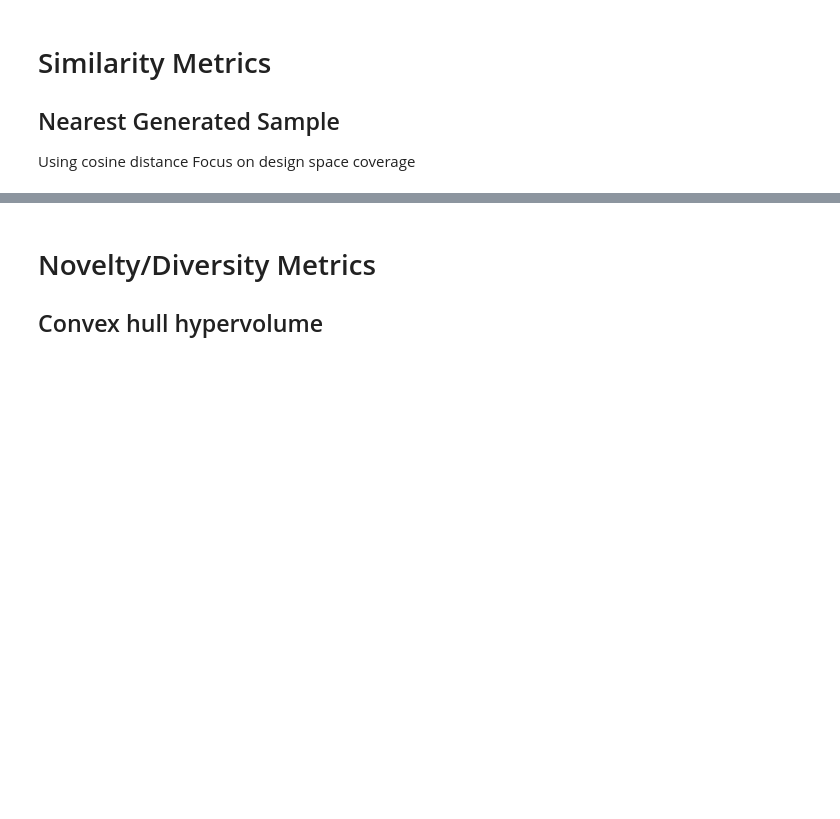
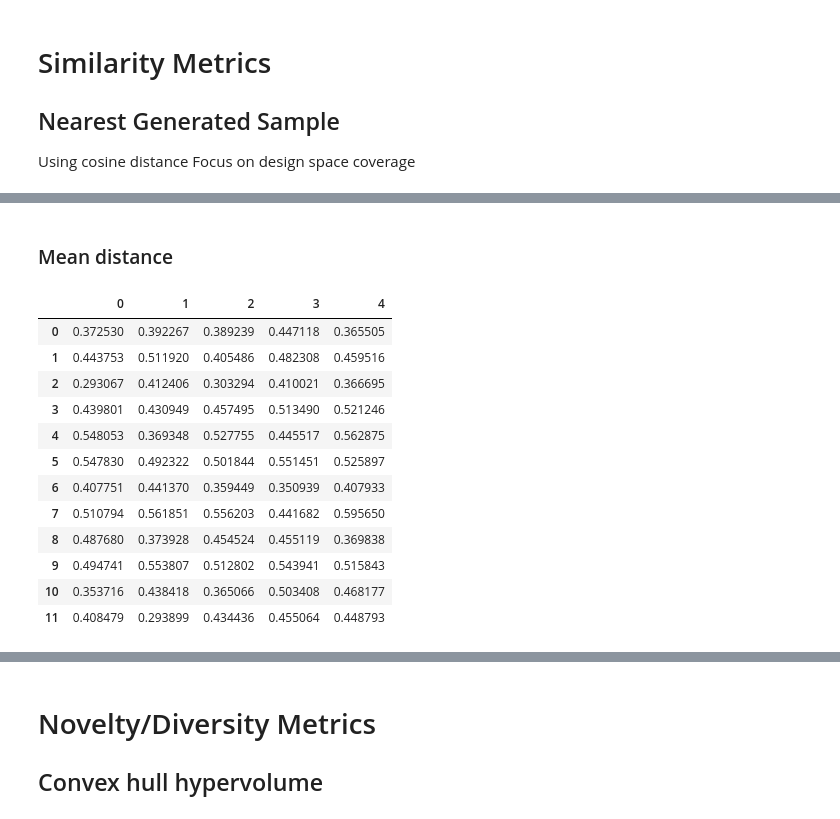
Before and after one commit to kevinma1515/gpt_IDETC, a Jupyter notebook: evaluations/few_shot_evaluation.ipynb, the cells around one changed output, grey strips where cells are left out. Cells and saved outputs as stored; diff of their text form; code cells hidden in the pictures; blank space fills up the shorter version.

```diff
--- a/evaluations/few_shot_evaluation.ipynb
+++ b/evaluations/few_shot_evaluation.ipynb
@@ -173 +176,37 @@ distances_pd.mean(axis=1)
 dtype: float32
+# %% [markdown]
+### Mean distance
+# %%
+distances_all = []
+
+for embedding in gpt_embeddings_iterations:
+    distances_model = []
+    for count, generated_embedding in enumerate(embedding):
+        distances = []
+        for original_datapoint in human_embeddings[count]:
+            max_distance = -1e9
+            for generated_datapoint in generated_embedding:
+                distance = np.dot(original_datapoint, generated_datapoint) / (
+                            norm(original_datapoint) * norm(generated_datapoint))
+                distances.append(distance)
+        mean_distance = mean(distances)
+        # print(f"Mean distance of nearest generated samples for prompt {count} to human: {mean_distance}")
+        distances_model.append(mean_distance)
+    distances_all.append(distances_model)
+
+distances_pd = pd.DataFrame(distances_all, range(5)).transpose()
+distances_pd.style.background_gradient()
+# %% [output]
+|  | 0 | 1 | 2 | 3 | 4 |
+| 0 | 0.372530 | 0.392267 | 0.389239 | 0.447118 | 0.365505 |
+| 1 | 0.443753 | 0.511920 | 0.405486 | 0.482308 | 0.459516 |
+| 2 | 0.293067 | 0.412406 | 0.303294 | 0.410021 | 0.366695 |
+| 3 | 0.439801 | 0.430949 | 0.457495 | 0.513490 | 0.521246 |
+| 4 | 0.548053 | 0.369348 | 0.527755 | 0.445517 | 0.562875 |
+| 5 | 0.547830 | 0.492322 | 0.501844 | 0.551451 | 0.525897 |
+| 6 | 0.407751 | 0.441370 | 0.359449 | 0.350939 | 0.407933 |
+| 7 | 0.510794 | 0.561851 | 0.556203 | 0.441682 | 0.595650 |
+| 8 | 0.487680 | 0.373928 | 0.454524 | 0.455119 | 0.369838 |
+| 9 | 0.494741 | 0.553807 | 0.512802 | 0.543941 | 0.515843 |
+| 10 | 0.353716 | 0.438418 | 0.365066 | 0.503408 | 0.468177 |
+| 11 | 0.408479 | 0.293899 | 0.434436 | 0.455064 | 0.448793 |
```
Also changed, not shown: parts of 15 cells of this notebook.
